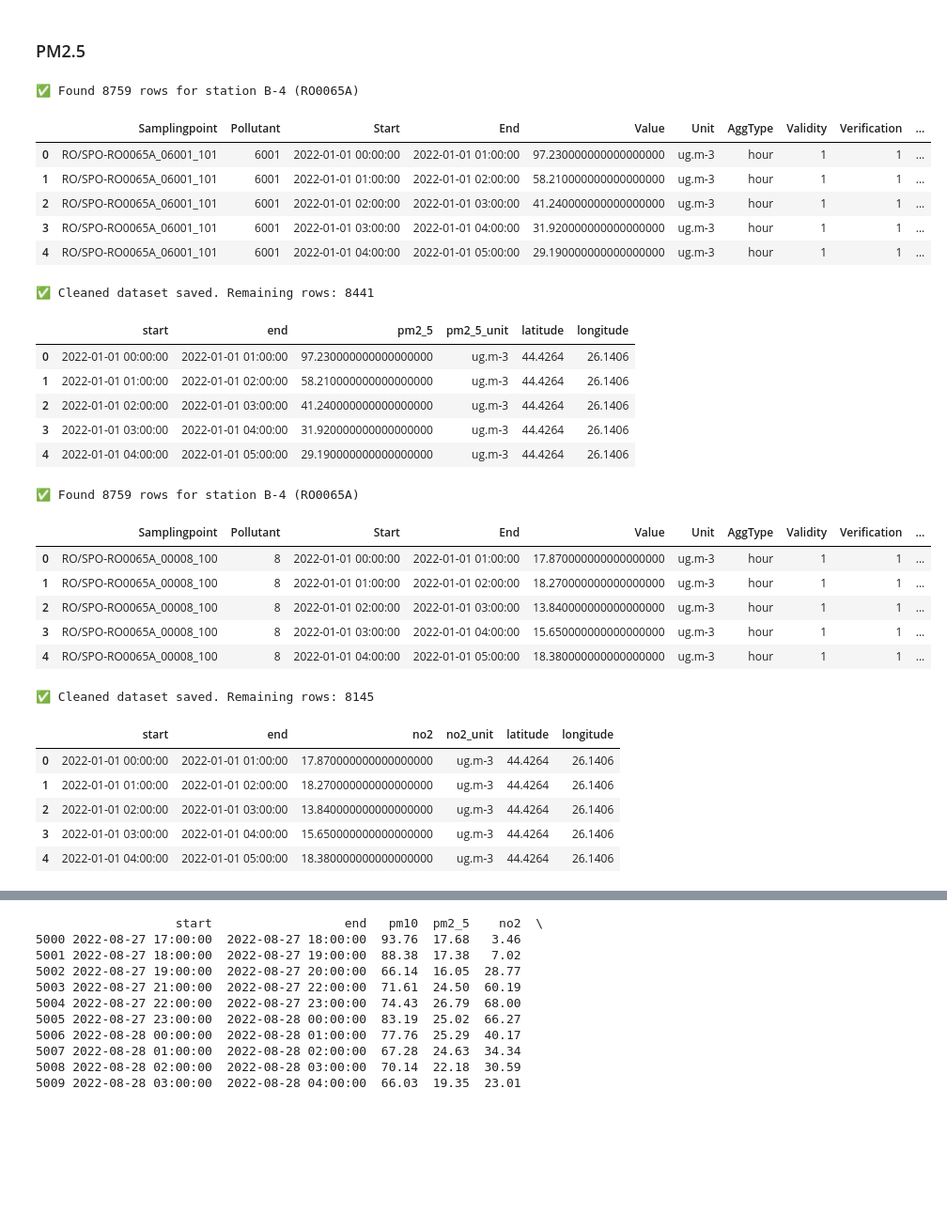
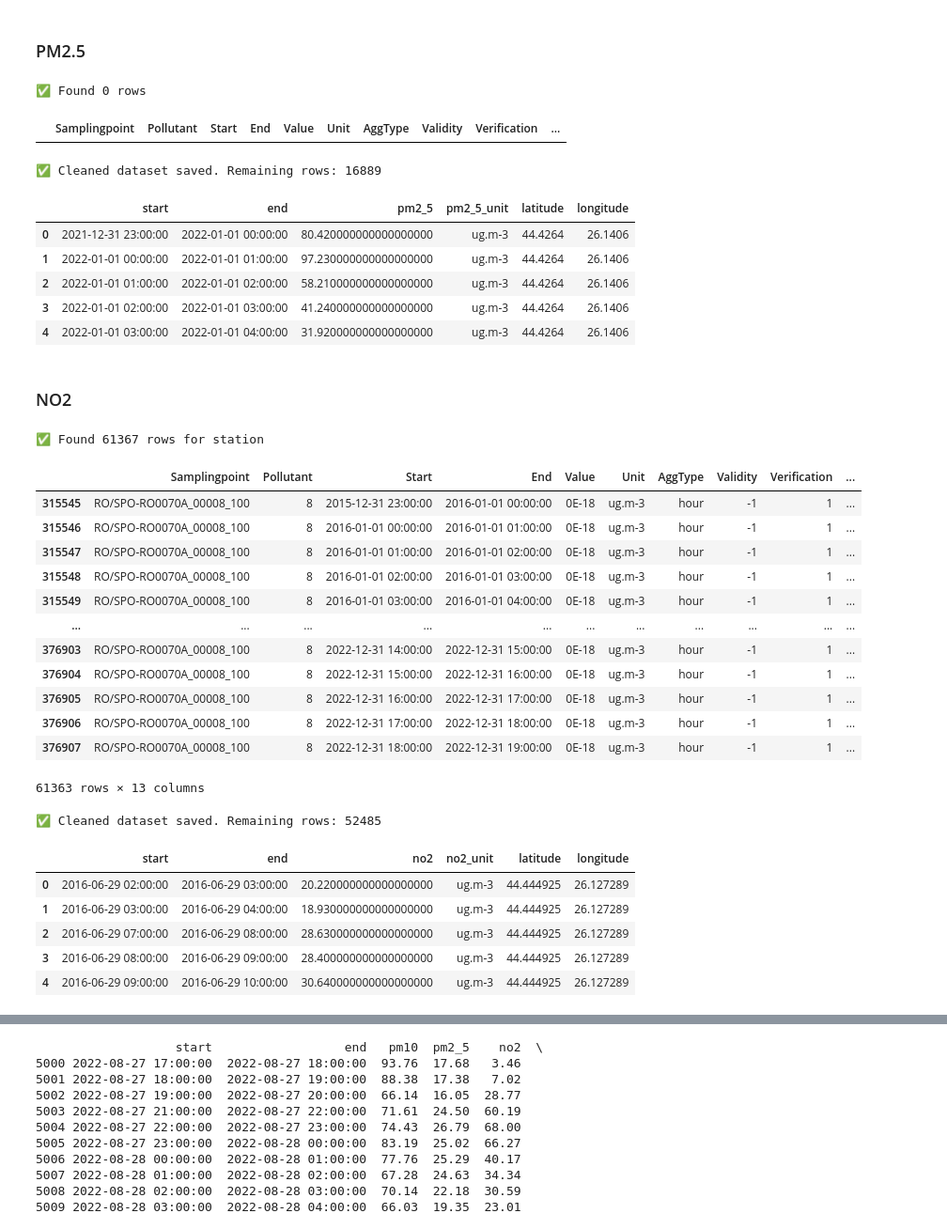
Before and after one commit to HemisCoding/bucharest-pollution-detector, a Jupyter notebook: notebooks/Pollution_Factors Data Collection.ipynb, the cells around one changed output, grey strips where cells are left out. Shown at 94% size. Saved outputs shown, nothing was run; the diff lists cells and outputs as text; code cells hidden in the pictures; blank space fills up the shorter version.

```diff
--- a/notebooks/Pollution_Factors Data Collection.ipynb
+++ b/notebooks/Pollution_Factors Data Collection.ipynb
@@ -239,7 +252,7 @@ import pandas as pd
 from pathlib import Path
 
 # Folder where your files are
-folder = Path("data/pm2.5-2022-e1a")
+folder = Path("../data/Checking data/pm25_2013-2023")
 
 # Match all files named file1.parquet to file6.parquet
 files = sorted(folder.glob("SPO-*.parquet"))
@@ -252,18 +265,13 @@ df_all = pd.concat(dfs, ignore_index=True)
 df_all["station_code"] = df_all["Samplingpoint"].str.extract(r"(RO\d{4}A)")
 
 # Filter only for RO0070A (B-6)
-df_b4 = df_all[df_all["station_code"] == "RO0065A"].copy()
+df_b4 = df_all[df_all["station_code"] == "RO0066A"].copy()
 
-print(f"✅ Found {len(df_b4)} rows for station B-4 (RO0065A)")
-df_b4.head()
+print(f"✅ Found {len(df_b4)} rows")
+df_b4.head(-4)
 # %% [output]
-✅ Found 8759 rows for station B-4 (RO0065A)
+✅ Found 0 rows
 |  | Samplingpoint | Pollutant | Start | End | Value | Unit | AggType | Validity | Verification | ... |
-| 0 | RO/SPO-RO0065A_06001_101 | 6001 | 2022-01-01 00:00:00 | 2022-01-01 01:00:00 | 97.230000000000000000 | ug.m-3 | hour | 1 | 1 | ... |
-| 1 | RO/SPO-RO0065A_06001_101 | 6001 | 2022-01-01 01:00:00 | 2022-01-01 02:00:00 | 58.210000000000000000 | ug.m-3 | hour | 1 | 1 | ... |
-| 2 | RO/SPO-RO0065A_06001_101 | 6001 | 2022-01-01 02:00:00 | 2022-01-01 03:00:00 | 41.240000000000000000 | ug.m-3 | hour | 1 | 1 | ... |
-| 3 | RO/SPO-RO0065A_06001_101 | 6001 | 2022-01-01 03:00:00 | 2022-01-01 04:00:00 | 31.920000000000000000 | ug.m-3 | hour | 1 | 1 | ... |
-| 4 | RO/SPO-RO0065A_06001_101 | 6001 | 2022-01-01 04:00:00 | 2022-01-01 05:00:00 | 29.190000000000000000 | ug.m-3 | hour | 1 | 1 | ... |
 # %%
 # 1. Selectăm doar coloanele necesare
 df_pm25 = df_b4[["Start", "End", "Value", "Unit"]].copy()
@@ -280,20 +288,20 @@ df_pm25.rename(columns={
 df_pm25_filtered = df_pm25[df_pm25["pm2_5"] > 1e-6].copy()
 df_pm25_filtered.reset_index(drop=True, inplace=True)
 
-# 4. Adăugăm coordonatele stației B-4 (RO0065A)
+# 4. Adăugăm coordonatele stației
 df_pm25_filtered["latitude"] = 44.4264
 df_pm25_filtered["longitude"] = 26.1406
 
 # 5. Salvăm dataset-ul
-df_pm25_filtered.to_csv("data/pm2.5-2022-e1a/pm25_bucharest_clean-2022.csv", index=False)
+df_pm25_filtered.to_csv("../data/Checking data/pm25_bucharest_clean-2021-2022.csv", index=False)
 
 print(f"✅ Cleaned dataset saved. Remaining rows: {len(df_pm25_filtered)}")
 df_pm25_filtered.head()
 # %% [output]
-✅ Cleaned dataset saved. Remaining rows: 8441
+✅ Cleaned dataset saved. Remaining rows: 16889
 |  | start | end | pm2_5 | pm2_5_unit | latitude | longitude |
-| 0 | 2022-01-01 00:00:00 | 2022-01-01 01:00:00 | 97.230000000000000000 | ug.m-3 | 44.4264 | 26.1406 |
-| 1 | 2022-01-01 01:00:00 | 2022-01-01 02:00:00 | 58.210000000000000000 | ug.m-3 | 44.4264 | 26.1406 |
-| 2 | 2022-01-01 02:00:00 | 2022-01-01 03:00:00 | 41.240000000000000000 | ug.m-3 | 44.4264 | 26.1406 |
-| 3 | 2022-01-01 03:00:00 | 2022-01-01 04:00:00 | 31.920000000000000000 | ug.m-3 | 44.4264 | 26.1406 |
-| 4 | 2022-01-01 04:00:00 | 2022-01-01 05:00:00 | 29.190000000000000000 | ug.m-3 | 44.4264 | 26.1406 |
+| 0 | 2021-12-31 23:00:00 | 2022-01-01 00:00:00 | 80.420000000000000000 | ug.m-3 | 44.4264 | 26.1406 |
+| 1 | 2022-01-01 00:00:00 | 2022-01-01 01:00:00 | 97.230000000000000000 | ug.m-3 | 44.4264 | 26.1406 |
+| 2 | 2022-01-01 01:00:00 | 2022-01-01 02:00:00 | 58.210000000000000000 | ug.m-3 | 44.4264 | 26.1406 |
+| 3 | 2022-01-01 02:00:00 | 2022-01-01 03:00:00 | 41.240000000000000000 | ug.m-3 | 44.4264 | 26.1406 |
+| 4 | 2022-01-01 03:00:00 | 2022-01-01 04:00:00 | 31.920000000000000000 | ug.m-3 | 44.4264 | 26.1406 |
@@ -302,33 +308,42 @@ df_pm25_filtered.head()
+# %% [markdown]
+### NO2
 # %%
 import pandas as pd
 from pathlib import Path
 
 # Folder where your files are
-folder = Path("data/no2-2022-e1a")
+folder = Path("../data/Checking data/no2_2013-2023")
 
 # Match all files named file1.parquet to file6.parquet
 files = sorted(folder.glob("SPO-*.parquet"))
 
 # Read and concatenate them
 dfs = [pd.read_parquet(f) for f in files]
 df_all = pd.concat(dfs, ignore_index=True)
 
 # Extract station code from Samplingpoint
 df_all["station_code"] = df_all["Samplingpoint"].str.extract(r"(RO\d{4}A)")
 
 # Filter only for RO0070A (B-6)
-df_b4 = df_all[df_all["station_code"] == "RO0065A"].copy()
+df_b4 = df_all[df_all["station_code"] == "RO0070A"].copy()
 
-print(f"✅ Found {len(df_b4)} rows for station B-4 (RO0065A)")
-df_b4.head()
+print(f"✅ Found {len(df_b4)} rows for station")
+df_b4.head(-4)
 # %% [output]
-✅ Found 8759 rows for station B-4 (RO0065A)
+✅ Found 61367 rows for station
 |  | Samplingpoint | Pollutant | Start | End | Value | Unit | AggType | Validity | Verification | ... |
-| 0 | RO/SPO-RO0065A_00008_100 | 8 | 2022-01-01 00:00:00 | 2022-01-01 01:00:00 | 17.870000000000000000 | ug.m-3 | hour | 1 | 1 | ... |
-| 1 | RO/SPO-RO0065A_00008_100 | 8 | 2022-01-01 01:00:00 | 2022-01-01 02:00:00 | 18.270000000000000000 | ug.m-3 | hour | 1 | 1 | ... |
-| 2 | RO/SPO-RO0065A_00008_100 | 8 | 2022-01-01 02:00:00 | 2022-01-01 03:00:00 | 13.840000000000000000 | ug.m-3 | hour | 1 | 1 | ... |
-| 3 | RO/SPO-RO0065A_00008_100 | 8 | 2022-01-01 03:00:00 | 2022-01-01 04:00:00 | 15.650000000000000000 | ug.m-3 | hour | 1 | 1 | ... |
-| 4 | RO/SPO-RO0065A_00008_100 | 8 | 2022-01-01 04:00:00 | 2022-01-01 05:00:00 | 18.380000000000000000 | ug.m-3 | hour | 1 | 1 | ... |
+| 315545 | RO/SPO-RO0070A_00008_100 | 8 | 2015-12-31 23:00:00 | 2016-01-01 00:00:00 | 0E-18 | ug.m-3 | hour | -1 | 1 | ... |
+| 315546 | RO/SPO-RO0070A_00008_100 | 8 | 2016-01-01 00:00:00 | 2016-01-01 01:00:00 | 0E-18 | ug.m-3 | hour | -1 | 1 | ... |
+| 315547 | RO/SPO-RO0070A_00008_100 | 8 | 2016-01-01 01:00:00 | 2016-01-01 02:00:00 | 0E-18 | ug.m-3 | hour | -1 | 1 | ... |
+| 315548 | RO/SPO-RO0070A_00008_100 | 8 | 2016-01-01 02:00:00 | 2016-01-01 03:00:00 | 0E-18 | ug.m-3 | hour | -1 | 1 | ... |
+| 315549 | RO/SPO-RO0070A_00008_100 | 8 | 2016-01-01 03:00:00 | 2016-01-01 04:00:00 | 0E-18 | ug.m-3 | hour | -1 | 1 | ... |
+| ... | ... | ... | ... | ... | ... | ... | ... | ... | ... | ... |
+| 376903 | RO/SPO-RO0070A_00008_100 | 8 | 2022-12-31 14:00:00 | 2022-12-31 15:00:00 | 0E-18 | ug.m-3 | hour | -1 | 1 | ... |
+| 376904 | RO/SPO-RO0070A_00008_100 | 8 | 2022-12-31 15:00:00 | 2022-12-31 16:00:00 | 0E-18 | ug.m-3 | hour | -1 | 1 | ... |
+| 376905 | RO/SPO-RO0070A_00008_100 | 8 | 2022-12-31 16:00:00 | 2022-12-31 17:00:00 | 0E-18 | ug.m-3 | hour | -1 | 1 | ... |
+| 376906 | RO/SPO-RO0070A_00008_100 | 8 | 2022-12-31 17:00:00 | 2022-12-31 18:00:00 | 0E-18 | ug.m-3 | hour | -1 | 1 | ... |
+| 376907 | RO/SPO-RO0070A_00008_100 | 8 | 2022-12-31 18:00:00 | 2022-12-31 19:00:00 | 0E-18 | ug.m-3 | hour | -1 | 1 | ... |
+61363 rows × 13 columns
 # %%
 # 1. Selectăm doar coloanele necesare
 df_no2 = df_b4[["Start", "End", "Value", "Unit"]].copy()
@@ -345,20 +360,20 @@ df_no2.rename(columns={
 df_no2_filtered = df_no2[df_no2["no2"] > 1e-6].copy()
 df_no2_filtered.reset_index(drop=True, inplace=True)
 
-# 4. Adăugăm coordonatele stației B-4 (RO0065A)
-df_no2_filtered["latitude"] = 44.4264
-df_no2_filtered["longitude"] = 26.1406
+# 4. Adăugăm coordonatele stației
+df_no2_filtered["latitude"] = 44.444925
+df_no2_filtered["longitude"] = 26.127289
 
 # 5. Salvăm dataset-ul
-df_no2_filtered.to_csv("data/no2-2022-e1a/no2_bucharest_clean-2022.csv", index=False)
+df_no2_filtered.to_csv("../data/Checking data/no2_bucharest_clean-ro0070a.csv", index=False)
 
 print(f"✅ Cleaned dataset saved. Remaining rows: {len(df_no2_filtered)}")
 df_no2_filtered.head()
 # %% [output]
-✅ Cleaned dataset saved. Remaining rows: 8145
+✅ Cleaned dataset saved. Remaining rows: 52485
 |  | start | end | no2 | no2_unit | latitude | longitude |
-| 0 | 2022-01-01 00:00:00 | 2022-01-01 01:00:00 | 17.870000000000000000 | ug.m-3 | 44.4264 | 26.1406 |
-| 1 | 2022-01-01 01:00:00 | 2022-01-01 02:00:00 | 18.270000000000000000 | ug.m-3 | 44.4264 | 26.1406 |
-| 2 | 2022-01-01 02:00:00 | 2022-01-01 03:00:00 | 13.840000000000000000 | ug.m-3 | 44.4264 | 26.1406 |
-| 3 | 2022-01-01 03:00:00 | 2022-01-01 04:00:00 | 15.650000000000000000 | ug.m-3 | 44.4264 | 26.1406 |
-| 4 | 2022-01-01 04:00:00 | 2022-01-01 05:00:00 | 18.380000000000000000 | ug.m-3 | 44.4264 | 26.1406 |
+| 0 | 2016-06-29 02:00:00 | 2016-06-29 03:00:00 | 20.220000000000000000 | ug.m-3 | 44.444925 | 26.127289 |
+| 1 | 2016-06-29 03:00:00 | 2016-06-29 04:00:00 | 18.930000000000000000 | ug.m-3 | 44.444925 | 26.127289 |
+| 2 | 2016-06-29 07:00:00 | 2016-06-29 08:00:00 | 28.630000000000000000 | ug.m-3 | 44.444925 | 26.127289 |
+| 3 | 2016-06-29 08:00:00 | 2016-06-29 09:00:00 | 28.400000000000000000 | ug.m-3 | 44.444925 | 26.127289 |
+| 4 | 2016-06-29 09:00:00 | 2016-06-29 10:00:00 | 30.640000000000000000 | ug.m-3 | 44.444925 | 26.127289 |
```
Also changed, not shown: parts of 18 cells of this notebook, 2 other files.
